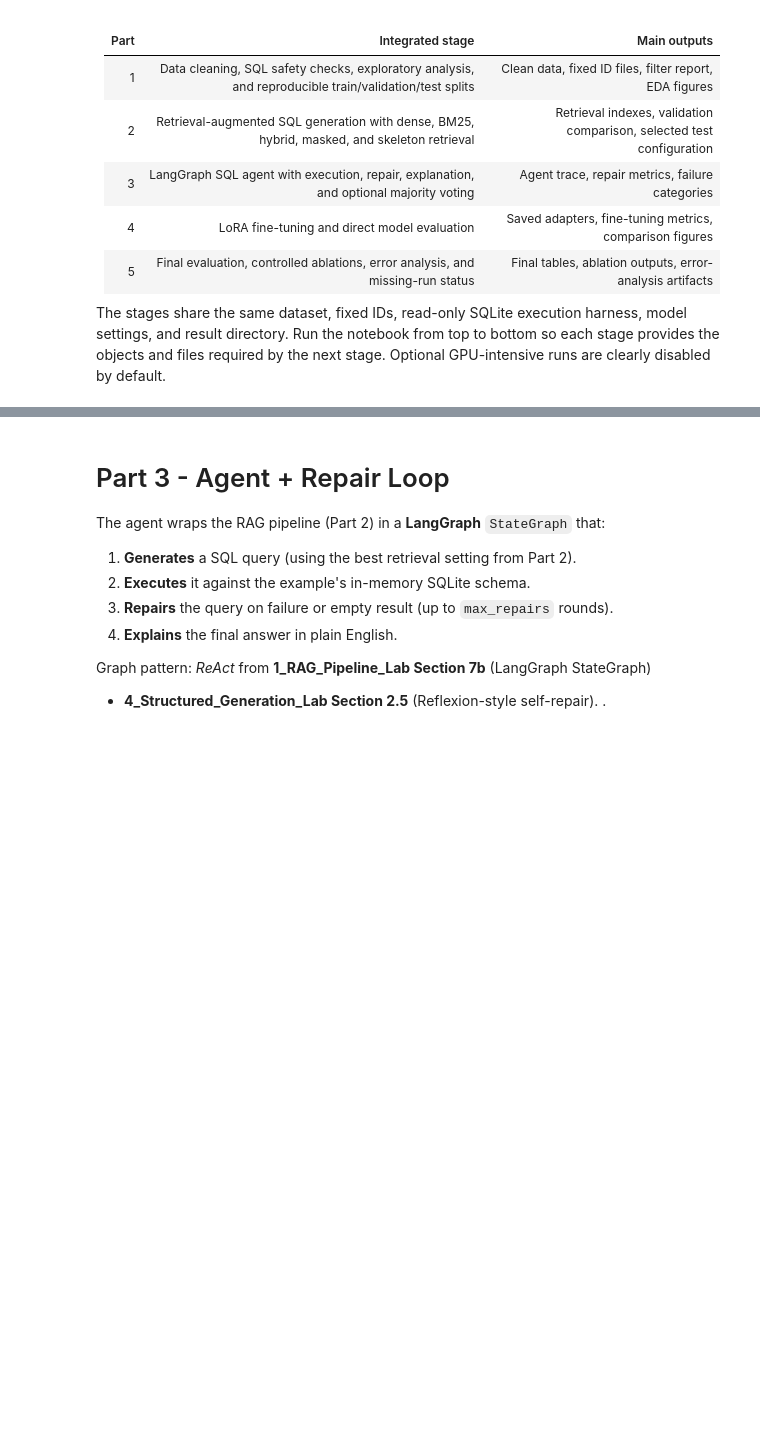
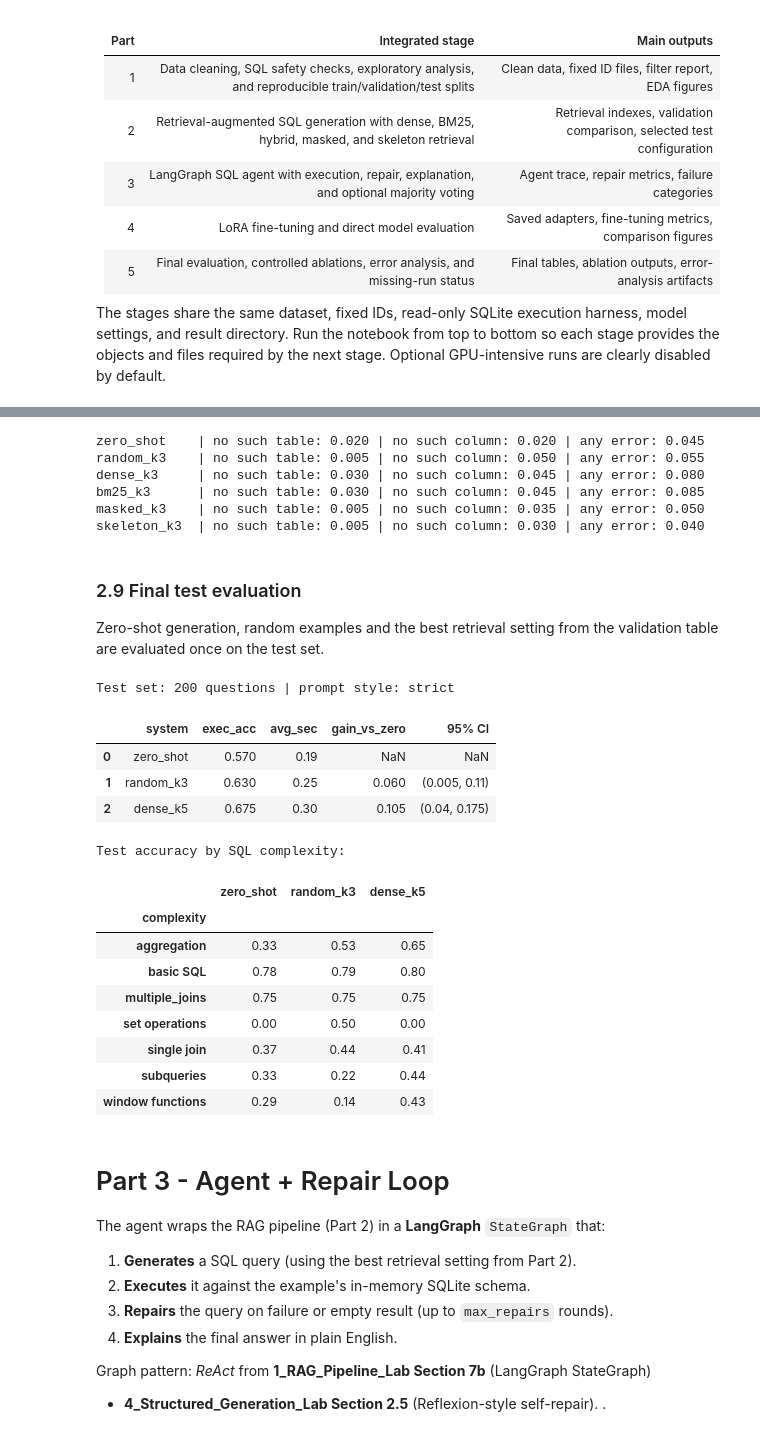
Before and after one commit to Pappu-Meghana-Sharma/p05-text-to-sql-analyst, a Jupyter notebook: P05_Text_to_SQL_Final.ipynb, the cells around one changed output, grey strips where cells are left out. Drawn from its saved outputs; the diff is of its cells as text; code cells hidden in the pictures; blank space fills up the shorter version.

```diff
--- a/P05_Text_to_SQL_Final.ipynb
+++ b/P05_Text_to_SQL_Final.ipynb
@@ -1161,0 +270,12 @@ Test set: 200 questions | prompt style: strict
+# %%
+print(f"Cleaning official train split ({len(raw_train):,} rows)...\n")
+clean_train, train_log = data.clean_split(raw_train, "train", excluded_ids, show_progress=True)
+print(f"\nResult: {len(clean_train):,} clean  |  {len(train_log):,} removed")
+
+train_reason_counts = Counter(categorize(e["reason"]) for e in train_log)
+print("\nRemoval breakdown -- train split:")
+print(f"  {'Reason':<40} {'Count':>6}  {'%':>6}")
+print("  " + "-" * 56)
+for reason, count in train_reason_counts.most_common():
+    print(f"  {reason:<40} {count:>6,d}  {count / len(raw_train) * 100:>5.1f}%")
+print(f"\n  Total clean pool: {len(clean_train):,} ({len(clean_train) / len(raw_train) * 100:.1f}%)")
@@ -1162,3 +1071,55 @@ Test set: 200 questions | prompt style: strict
+# %%
+# Does retrieval make the model copy table/column names from the examples?
+for n in ["zero_shot", "random_k3", "dense_k3", "bm25_k3", "masked_k3"] + (["skeleton_k3"] if RUN_SKELETON else []):
+    e = pd.read_json(f"results/{n}.json").error.fillna("").str.lower()
+    print(f"{n:<12} | no such table: {e.str.contains('no such table').mean():.3f}"
+          f" | no such column: {e.str.contains('no such column').mean():.3f}"
+          f" | any error: {(e != '').mean():.3f}")
+# %% [output]
+zero_shot    | no such table: 0.020 | no such column: 0.020 | any error: 0.045
+random_k3    | no such table: 0.005 | no such column: 0.050 | any error: 0.055
+dense_k3     | no such table: 0.030 | no such column: 0.045 | any error: 0.080
+bm25_k3      | no such table: 0.030 | no such column: 0.045 | any error: 0.085
+masked_k3    | no such table: 0.005 | no such column: 0.035 | any error: 0.050
+skeleton_k3  | no such table: 0.005 | no such column: 0.030 | any error: 0.040
+# %% [markdown]
+### 2.9 Final test evaluation
+Zero-shot generation, random examples and the best retrieval setting from the validation table are evaluated once on the test set.
+# %%
+RUN_TEST = True
+mode_b, k_b = SYSTEMS[BEST]
+FINAL = {n: SYSTEMS[n] for n in ["zero_shot", "random_k3", "bm25_k3", "dense_k5", BEST]}
+
+if RUN_TEST:
+    rows = []
+    for name, (mode, k) in FINAL.items():
+        d = run_system(name, mode, k, test_eval, PROMPT_STYLE, tag=f"test_{name}")
+        row = {"system": name, "exec_acc": round(d.correct.mean(), 3), "avg_sec": round(d.sec.mean(), 2)}
+        if name != "zero_shot":
+            g, ci = paired_gain(f"test_{name}", base="test_zero_shot")
+            row["gain_vs_zero"], row["95% CI"] = g, ci
+        rows.append(row)
+    print(f"Test set: {len(test_eval)} questions | prompt style: {PROMPT_STYLE}")
+    display(pd.DataFrame(rows))
+    print("\nTest accuracy by SQL complexity:")
+    display(pd.DataFrame({n: pd.read_json(f"results/test_{n}.json").groupby("complexity").correct.mean().round(2)
+                          for n in FINAL}))
+# %% [output]
+Test set: 200 questions | prompt style: strict
+|  | system | exec_acc | avg_sec | gain_vs_zero | 95% CI |
+| 0 | zero_shot | 0.570 | 0.19 | NaN | NaN |
+| 1 | random_k3 | 0.630 | 0.25 | 0.060 | (0.005, 0.11) |
+| 2 | dense_k5 | 0.675 | 0.30 | 0.105 | (0.04, 0.175) |
+Test accuracy by SQL complexity:
+|  | zero_shot | random_k3 | dense_k5 |
+| complexity |  |  |  |
+| aggregation | 0.33 | 0.53 | 0.65 |
+| basic SQL | 0.78 | 0.79 | 0.80 |
+| multiple_joins | 0.75 | 0.75 | 0.75 |
+| set operations | 0.00 | 0.50 | 0.00 |
+| single join | 0.37 | 0.44 | 0.41 |
+| subqueries | 0.33 | 0.22 | 0.44 |
+| window functions | 0.29 | 0.14 | 0.43 |
 # %% [markdown]
 # Part 3 - Agent + Repair Loop
 
```
Also changed, not shown: parts of 113 cells of this notebook, 10 other files.
